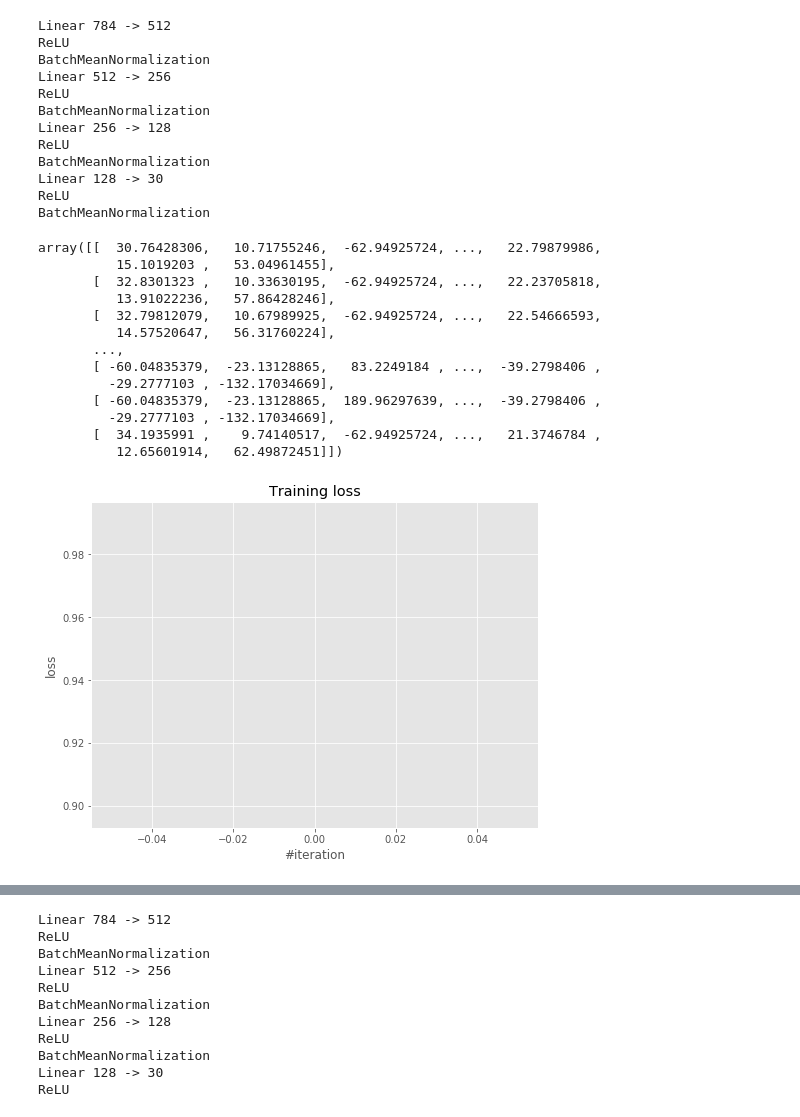
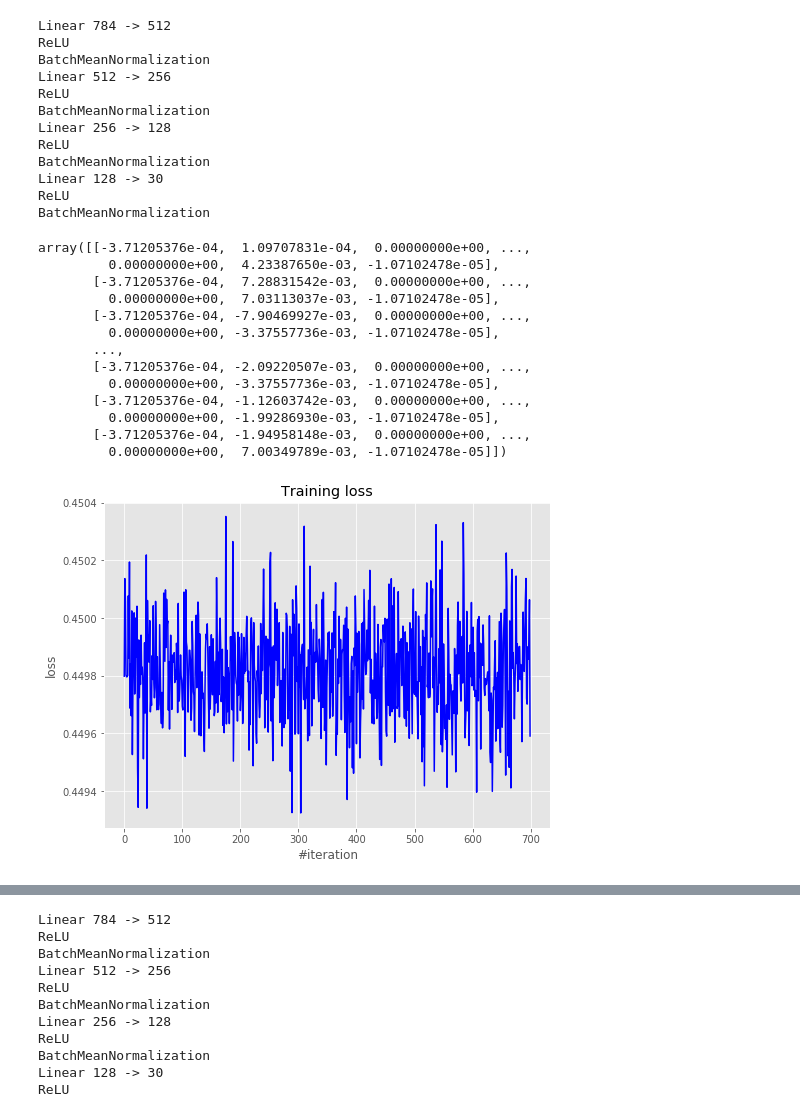
Before and after one commit to hov1417/NNHomework, a Jupyter notebook: session1/assignment2_main.ipynb, the cells around one changed output, grey strips where cells are left out. Saved outputs shown, nothing was run; the diff lists cells and outputs as text; code cells hidden in the pictures.

```diff
--- a/session1/assignment2_main.ipynb
+++ b/session1/assignment2_main.ipynb
@@ -654,7 +656,7 @@ batch_size = 256
 loss_history = []
 
 for i in range(n_epoch):
-    for x_batch, y_batch in get_batches(X[:10000], X[:10000], batch_size):
+    for x_batch, y_batch in get_batches(X, X, batch_size):
         net.zeroGradParameters()
 
         # Forward
@@ -718,19 +720,19 @@ encX = encoder.forward(X)
 # %%
 encX
 # %% [output]
-array([[  30.76428306,   10.71755246,  -62.94925724, ...,   22.79879986,
-          15.1019203 ,   53.04961455],
-       [  32.8301323 ,   10.33630195,  -62.94925724, ...,   22.23705818,
-          13.91022236,   57.86428246],
-       [  32.79812079,   10.67989925,  -62.94925724, ...,   22.54666593,
-          14.57520647,   56.31760224],
+array([[-3.71205376e-04,  1.09707831e-04,  0.00000000e+00, ...,
+         0.00000000e+00,  4.23387650e-03, -1.07102478e-05],
+       [-3.71205376e-04,  7.28831542e-03,  0.00000000e+00, ...,
+         0.00000000e+00,  7.03113037e-03, -1.07102478e-05],
+       [-3.71205376e-04, -7.90469927e-03,  0.00000000e+00, ...,
+         0.00000000e+00, -3.37557736e-03, -1.07102478e-05],
        ...,
-       [ -60.04835379,  -23.13128865,   83.2249184 , ...,  -39.2798406 ,
-         -29.2777103 , -132.17034669],
-       [ -60.04835379,  -23.13128865,  189.96297639, ...,  -39.2798406 ,
-         -29.2777103 , -132.17034669],
-       [  34.1935991 ,    9.74140517,  -62.94925724, ...,   21.3746784 ,
-          12.65601914,   62.49872451]])
+       [-3.71205376e-04, -2.09220507e-03,  0.00000000e+00, ...,
+         0.00000000e+00, -3.37557736e-03, -1.07102478e-05],
+       [-3.71205376e-04, -1.12603742e-03,  0.00000000e+00, ...,
+         0.00000000e+00, -1.99286930e-03, -1.07102478e-05],
+       [-3.71205376e-04, -1.94958148e-03,  0.00000000e+00, ...,
+         0.00000000e+00,  7.00349789e-03, -1.07102478e-05]])
 # %%
 # Now build a logistic regression or small classification net
 classifier = Sequential()
@@ -741,7 +743,7 @@ classifier.add(BatchMeanSubtraction())
 classifier.add(Linear(20,10))
 classifier.add(SoftMax())
 # %%
-optimizer_config = {'learning_rate' : 1, 'momentum': 0.9}
+optimizer_config = {'learning_rate' : 0.01, 'momentum': 0.9}
 optimizer_state = {}
 # %%
 n_epoch = 10
@@ -750,35 +752,35 @@ batch_size = 1000
 loss_history = []
 
 for i in range(n_epoch):
-    for x_batch, y_batch in get_batches(encX[:100], one_hot_y[:100], batch_size):
+    for x_batch, y_batch in get_batches(encX, one_hot_y, batch_size):
         net.zeroGradParameters()
 
         # Forward
         predictions = classifier.forward(x_batch)
         loss = criterion.forward(predictions, y_batch)
 
         # Backward
         dp = criterion.backward(predictions, y_batch)
         classifier.backward(x_batch, dp)
 
         # Update weights
         sgd_momentum(classifier.getParameters(),
                      classifier.getGradParameters(),
                      optimizer_config,
                      optimizer_state)
 
         loss_history.append(loss)
 
     # Visualize
     display.clear_output(wait=True)
     plt.figure(figsize=(8, 6))
 
     plt.title("Training loss")
     plt.xlabel("#iteration")
     plt.ylabel("loss")
     plt.plot(loss_history, 'b')
     plt.show()
 
     print('Current loss: %f' % loss)
 # %% [output]
-[figure, old version]
+[figure, new version]
```
Also changed, not shown: parts of 16 cells of this notebook.
